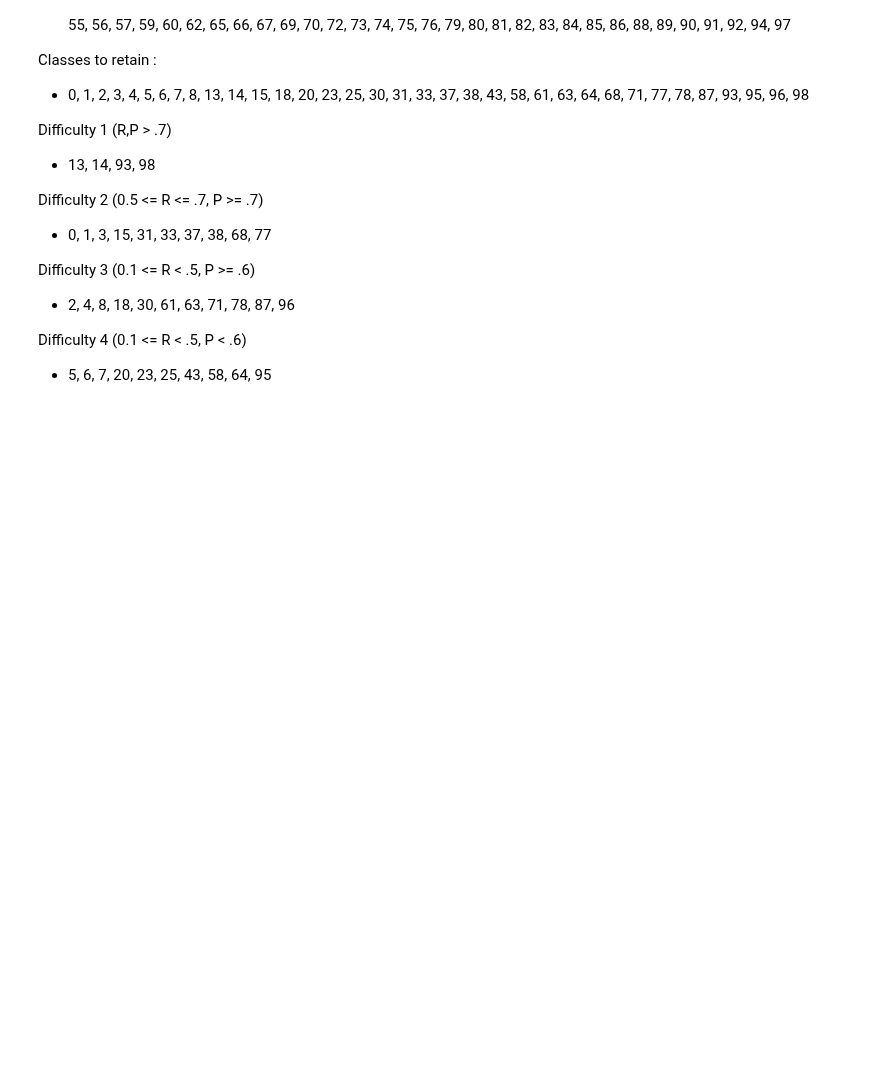
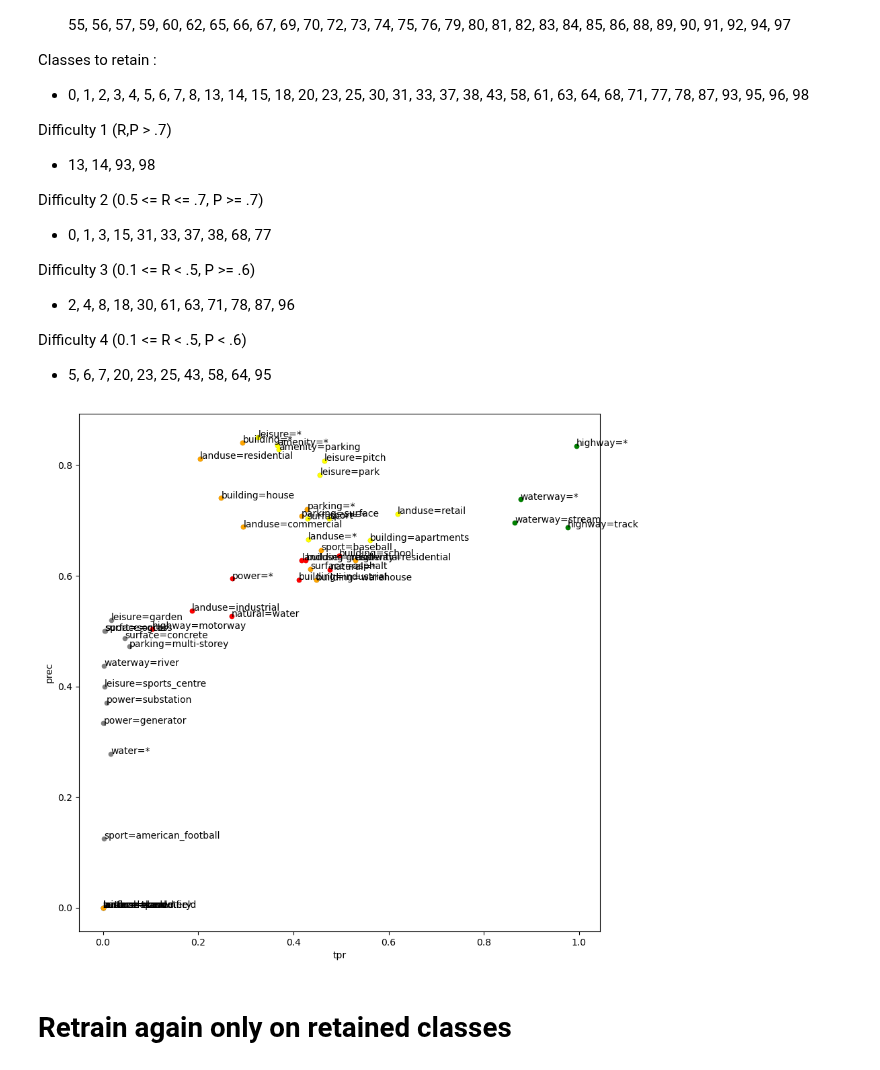
Before and after one commit to Clay-foundation/earth-text, a Jupyter notebook: notebooks/models/04 - multilabel classification.ipynb, the cells around one changed output. Drawn from its saved outputs; the diff is of its cells as text; code cells hidden in the pictures; blank space fills up the shorter version.

```diff
--- a/notebooks/models/04 - multilabel classification.ipynb
+++ b/notebooks/models/04 - multilabel classification.ipynb
@@ -184,3 +182,31 @@ Difficulty 3 (0.1 <= R < .5, P >= .6)
 
 Difficulty 4 (0.1 <= R < .5, P < .6)
 - 5, 6, 7, 20, 23, 25, 43, 58, 64, 95
+# %%
+classes_retain = [0, 1, 2, 3, 4, 5, 6, 7, 8, 13,
+                  14, 15, 18, 20, 23, 25, 30, 31, 33, 37,
+                  38, 43, 58, 61, 63, 64, 68, 71, 77, 78,
+                  87, 93, 95, 96, 98]
+classes_difficulty_1 = [13, 14, 93, 98]
+classes_difficulty_2 = [0, 1, 3, 15, 31, 33, 37, 38, 68, 77]
+classes_difficulty_3 = [2, 4, 8, 18, 30, 61, 63, 71, 78, 87, 96]
+classes_difficulty_4 = [5, 6, 7, 20, 23, 25, 43, 58, 64, 95]
+# %%
+from earthtext.osm import multilabel
+name_dict = multilabel.kvmerged.inverse_codes
+# %%
+ax = r[['tpr', 'prec']].plot(kind='scatter', x='tpr', y='prec', c='gray', figsize=(10,10))
+r[['tpr', 'prec']].loc[classes_difficulty_4].plot(kind='scatter', x='tpr', y='prec', c='red', ax=ax)
+r[['tpr', 'prec']].loc[classes_difficulty_3].plot(kind='scatter', x='tpr', y='prec', c='orange', ax=ax)
+r[['tpr', 'prec']].loc[classes_difficulty_2].plot(kind='scatter', x='tpr', y='prec', c='yellow', ax=ax)
+r[['tpr', 'prec']].loc[classes_difficulty_1].plot(kind='scatter', x='tpr', y='prec', c='green', ax=ax);
+
+for i in range(len(np.array(r.tpr))):
+    if not np.isnan(np.array(r.prec)[i]):
+        # print(np.array(r.tpr)[i], np.array(r.prec)[i])
+        # ax.text(x=np.array(r.tpr)[i], y=np.array(r.prec)[i], s=list(r.index)[i])
+        ax.text(x=np.array(r.tpr)[i], y=np.array(r.prec)[i], s=name_dict[list(r.index)[i]], size=10)
+# %% [output]
+[figure, added]
+# %% [markdown]
+# Retrain again only on retained classes
```
Also changed, not shown: parts of 24 cells of this notebook.
